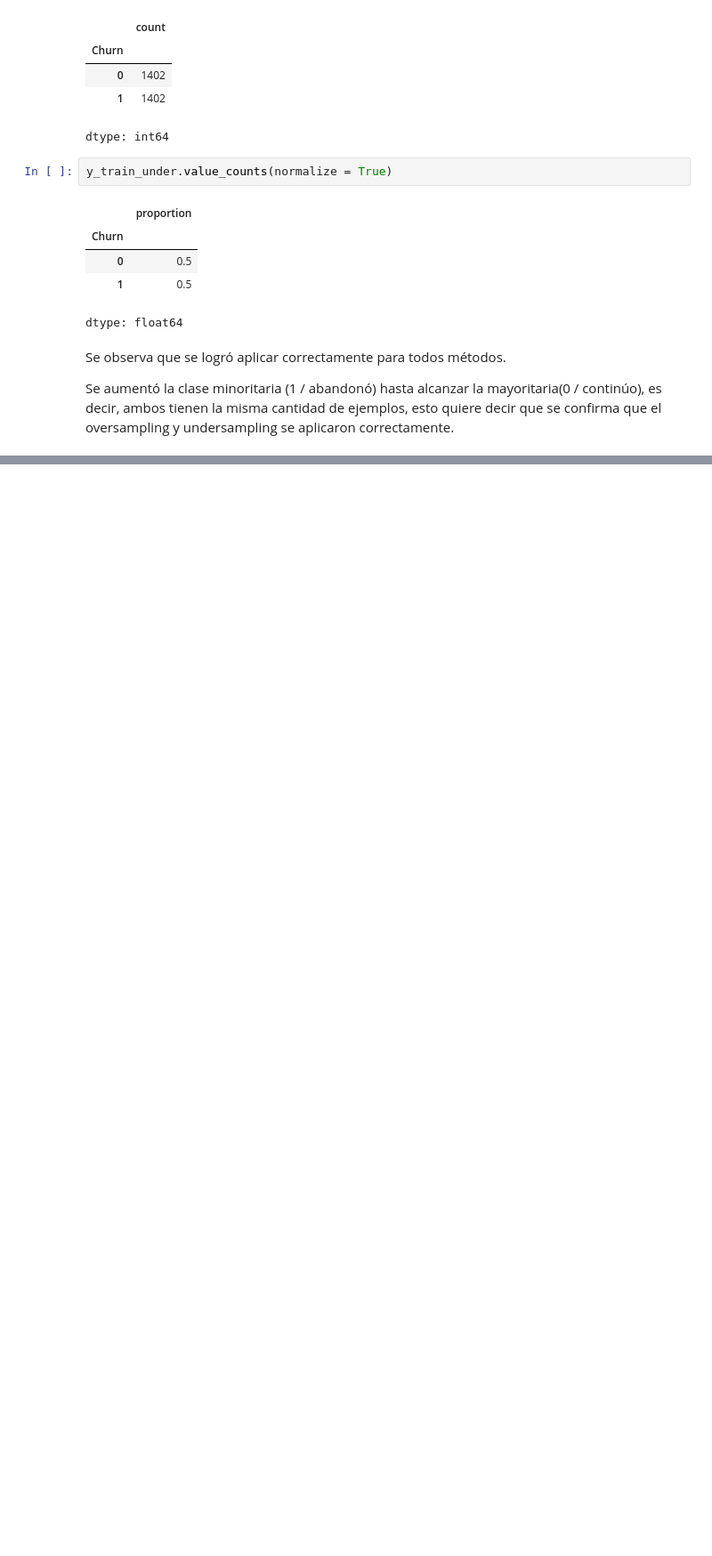
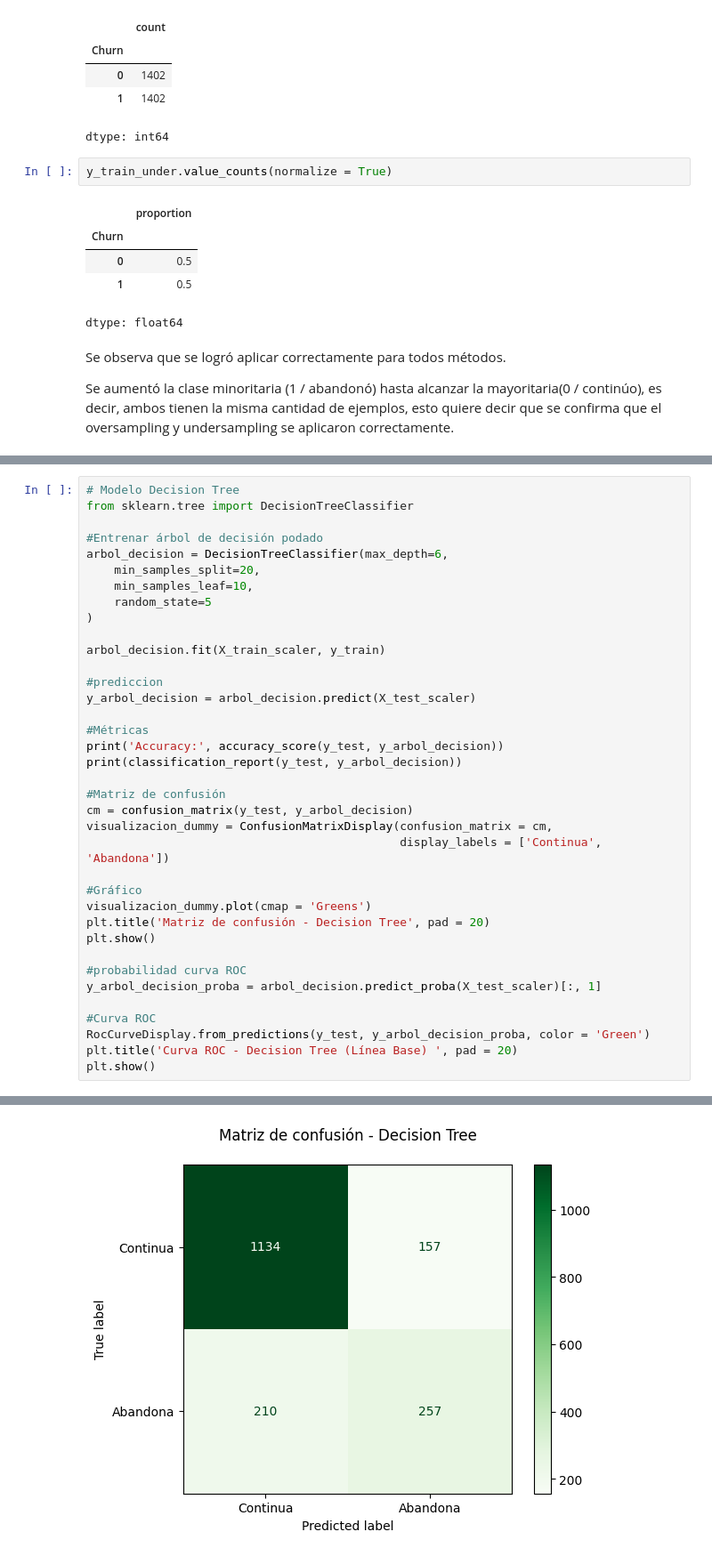
Before and after one commit to DarkLyng/Challenge-TelecomX_P2, a Jupyter notebook: Telecom_X_P2.ipynb, the cells around one changed output, grey strips where cells are left out. Shown at 89% size. Drawn from its saved outputs; the diff is of its cells as text; blank space fills up the shorter version.

```diff
--- a/Telecom_X_P2.ipynb
+++ b/Telecom_X_P2.ipynb
@@ -366,0 +447,38 @@ weighted avg       0.54      0.73      0.62      1758
+# %%
+# Modelo Decision Tree
+from sklearn.tree import DecisionTreeClassifier
+
+#Entrenar árbol de decisión podado
+arbol_decision = DecisionTreeClassifier(max_depth=6,
+    min_samples_split=20,
+    min_samples_leaf=10,
+    random_state=5
+)
+
+arbol_decision.fit(X_train_scaler, y_train)
+
+#prediccion
+y_arbol_decision = arbol_decision.predict(X_test_scaler)
+
+#Métricas
+print('Accuracy:', accuracy_score(y_test, y_arbol_decision))
+print(classification_report(y_test, y_arbol_decision))
+
+#Matriz de confusión
+cm = confusion_matrix(y_test, y_arbol_decision)
+visualizacion_dummy = ConfusionMatrixDisplay(confusion_matrix = cm,
+                                             display_labels = ['Continua', 'Abandona'])
+
+#Gráfico
+visualizacion_dummy.plot(cmap = 'Greens')
+plt.title('Matriz de confusión - Decision Tree', pad = 20)
+plt.show()
+
+#probabilidad curva ROC
+y_arbol_decision_proba = arbol_decision.predict_proba(X_test_scaler)[:, 1]
+
+#Curva ROC
+RocCurveDisplay.from_predictions(y_test, y_arbol_decision_proba, color = 'Green')
+plt.title('Curva ROC - Decision Tree (Línea Base) ', pad = 20)
+plt.show()
+# %% [output]
@@ -366,0 +494 @@ weighted avg       0.54      0.73      0.62      1758
+[figure, added]
```
Also changed, not shown: parts of 37 cells of this notebook.
